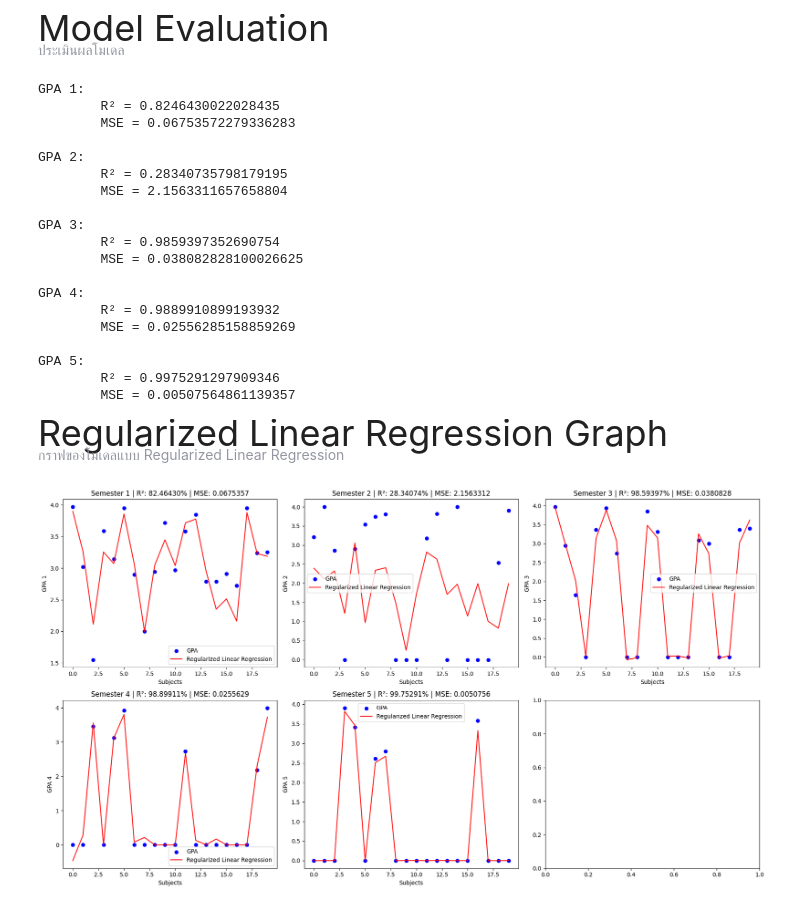
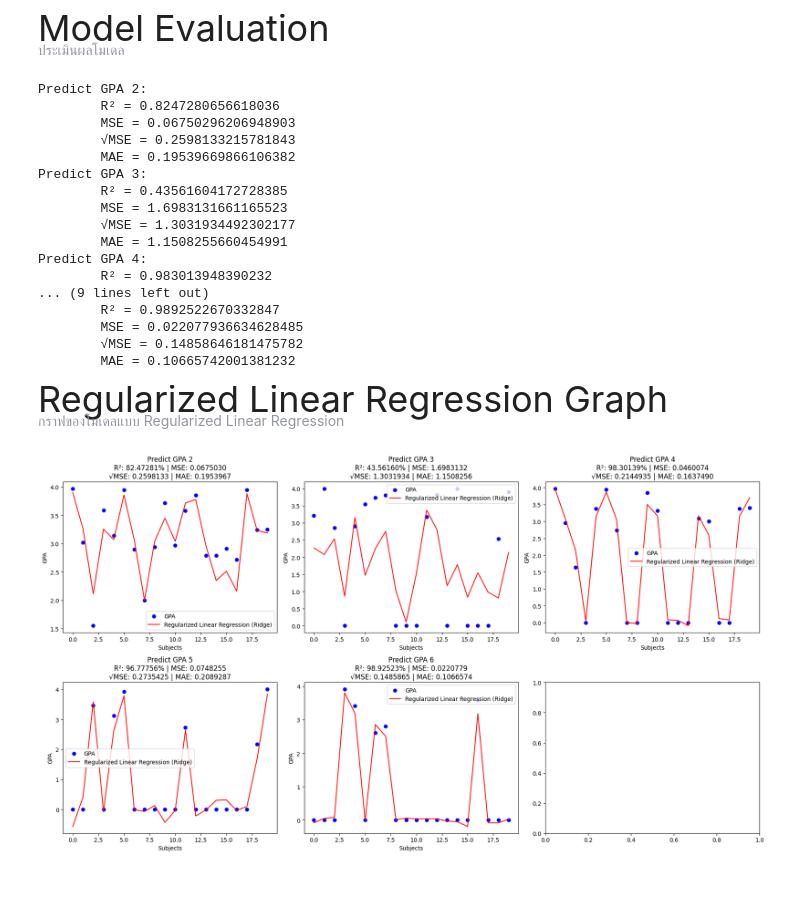
Before and after one commit to vachirasawin/codingSKT, a Jupyter notebook: model (ipynb)/RegularizedLinearRegression_Ridge.ipynb, the cells around one changed output. Cells and saved outputs as stored; diff of their text form; code cells hidden in the pictures.

```diff
--- a/model (ipynb)/RegularizedLinearRegression_Ridge.ipynb
+++ b/model (ipynb)/RegularizedLinearRegression_Ridge.ipynb
@@ -15,7 +16,7 @@ from sklearn.metrics import mean_squared_error, r2_score
 <div style = "font-size: 36px;">Data preprocessing & Data cleansing & Handling Missing Values</div>
 <div style = "font-size: 14px; color: #9497a1;">เตรียมข้อมูล ทำความสะอาดข้อมูล และจัดการค่าที่หายไป</div>
 # %%
-data = pd.read_csv("C:\\Users\\DELL\\Desktop\\codingSKT\\dataset.csv")
+data = pd.read_csv("C:\\Users\\vachi\\OneDrive\\Desktop\\codingSKT\\dataset.csv")
 
 data = data.drop(columns = ["gen", "code", "robot_5", "project_2", "project_3", "project_4", "project_5", "project_6", "career_5", "career_6"])
 data = data.drop(0)
@@ -29,11 +30,16 @@ for col in data.columns:
 <div style = "font-size: 36px;">Define Feature & Label</div>
 <div style = "font-size: 14px; color: #9497a1;">กำหนด Feature และ Label</div>
 # %%
-X1 = ["thai_1", "english_basic_1", "english_add_1", "math_basic_1", "math_add_1", "science_1", "physics_1", "chemistry_1", "biology_1", "computer_1", "robot_1", "project_1", "social1_1", "social2_1", "health_1", "pe_1", "art_1", "career_1", "credits_studied_1", "credits_earned_1"]
-X2 = ["thai_2", "english_basic_2", "english_add_2", "math_basic_2", "math_add_2", "science_2", "physics_2", "chemistry_2", "biology_2", "computer_2", "robot_2", "social1_2", "social2_2", "health_2", "pe_2", "art_2", "career_2", "credits_studied_2", "credits_earned_2", "gpa_1"]
-X3 = ["thai_3", "english_basic_3", "english_add_3", "math_basic_3", "math_add_3", "science_3", "physics_3", "chemistry_3", "biology_3", "computer_3", "robot_3", "social1_3", "social2_3", "health_3", "pe_3", "art_3", "career_3", "credits_studied_3", "credits_earned_3", "gpa_2"]
-X4 = ["thai_4", "english_basic_4", "english_add_4", "math_basic_4", "math_add_4", "science_4", "physics_4", "chemistry_4", "biology_4", "computer_4", "robot_4", "social1_4", "social2_4", "health_4", "pe_4", "art_4", "career_4", "credits_studied_4", "credits_earned_4", "gpa_3"]
-X5 = ["thai_5", "english_basic_5", "english_add_5", "math_basic_5", "math_add_5", "science_5", "physics_5", "chemistry_5", "biology_5", "computer_5", "social1_5", "social2_5", "health_5", "pe_5", "art_5", "credits_studied_5", "credits_earned_5", "gpa_4"]
+X1 = ["thai_1", "english_basic_1", "english_add_1", "math_basic_1", "math_add_1", "science_1", "physics_1", "chemistry_1", "biology_1", "computer_1", "robot_1", "project_1", "social1_1", "social2_1", "health_1", "pe_1", "art_1", "career_1", "credits_studied_1", "credits_earned_1", "gpa_1"]
+X2 = ["thai_2", "english_basic_2", "english_add_2", "math_basic_2", "math_add_2", "science_2", "physics_2", "chemistry_2", "biology_2", "computer_2", "robot_2", "social1_2", "social2_2", "health_2", "pe_2", "art_2", "career_2", "credits_studied_2", "credits_earned_2", "gpa_2"]
+X3 = ["thai_3", "english_basic_3", "english_add_3", "math_basic_3", "math_add_3", "science_3", "physics_3", "chemistry_3", "biology_3", "computer_3", "robot_3", "social1_3", "social2_3", "health_3", "pe_3", "art_3", "career_3", "credits_studied_3", "credits_earned_3", "gpa_3"]
+X4 = ["thai_4", "english_basic_4", "english_add_4", "math_basic_4", "math_add_4", "science_4", "physics_4", "chemistry_4", "biology_4", "computer_4", "robot_4", "social1_4", "social2_4", "health_4", "pe_4", "art_4", "career_4", "credits_studied_4", "credits_earned_4", "gpa_4"]
+X5 = ["thai_5", "english_basic_5", "english_add_5", "math_basic_5", "math_add_5", "science_5", "physics_5", "chemistry_5", "biology_5", "computer_5", "social1_5", "social2_5", "health_5", "pe_5", "art_5", "credits_studied_5", "credits_earned_5", "gpa_5"]
+
+X2 += X1
+X3 += X2
+X4 += X3
+X5 += X4
 
 y1 = "gpa_2"
 y2 = "gpa_3"
@@ -92,50 +98,61 @@ for i in range(len(modelArray)):
 <div style = "font-size: 36px;">Model Evaluation</div>
 <div style = "font-size: 14px; color: #9497a1;">ประเมินผลโมเดล</div>
 # %%
+r2Array = []
+mseArray = []
+rmseArray = []
+maeArray = []
+
 for i in range(len(modelArray)):
-    r2 = r2_score(y_test_array[i], y_preds[i])
+    r2 = modelArray[i].score(X_test_array[i], y_test_array[i])
     mse = mean_squared_error(y_test_array[i], y_preds[i])
+    rmse = np.sqrt(mse)
+    mae = mean_absolute_error(y_test_array[i], y_preds[i])
 
-    print(f"GPA {i + 1}:\n\tR² = {r2}\n\tMSE = {mse}\n")
+    r2Array.append(r2)
+    mseArray.append(mse)
+    rmseArray.append(rmse)
+    maeArray.append(mae)
+
+for i in range(len(modelArray)):
+    print(f"Predict GPA {i + 2}:\n\tR² = {r2Array[i]}\n\tMSE = {mseArray[i]}\n\t√MSE = {rmseArray[i]}\n\tMAE = {maeArray[i]}")
 # %% [output]
-GPA 1:
-        R² = 0.8246430022028435
-        MSE = 0.06753572279336283
-
-GPA 2:
-        R² = 0.28340735798179195
-        MSE = 2.1563311657658804
-
-GPA 3:
-        R² = 0.9859397352690754
-        MSE = 0.038082828100026625
-
-GPA 4:
-        R² = 0.9889910899193932
-        MSE = 0.02556285158859269
-
-GPA 5:
-        R² = 0.9975291297909346
-        MSE = 0.00507564861139357
+Predict GPA 2:
+        R² = 0.8247280656618036
+        MSE = 0.06750296206948903
+        √MSE = 0.2598133215781843
+        MAE = 0.19539669866106382
+Predict GPA 3:
+        R² = 0.43561604172728385
+        MSE = 1.6983131661165523
+        √MSE = 1.3031934492302177
+        MAE = 1.1508255660454991
+Predict GPA 4:
+        R² = 0.983013948390232
+... (9 lines left out)
+        R² = 0.9892522670332847
+        MSE = 0.022077936634628485
+        √MSE = 0.14858646181475782
+        MAE = 0.10665742001381232
 # %% [markdown]
 <div style = "font-size: 36px;">Regularized Linear Regression Graph</div>
 <div style = "font-size: 14px; color: #9497a1;">กราฟของโมเดลแบบ Regularized Linear Regression</div>
 # %%
 fig, axes = plt.subplots(2, 3, figsize = (18, 10))
 axes = axes.flatten()
 
 for i in range(len(modelArray)):
-    r2 = r2_score(y_test_array[i], y_preds[i]) * 100 if r2_score(y_test_array[i], y_preds[i]) >= 0 else r2_score(y_test_array[i], y_preds[i])
+    r2 = r2Array[i] * 100 if r2Array[i] >= 0 else r2Array[i]
 
     ax = axes[i]
     ax.scatter(range(len(y_test_array[i])), y_test_array[i], color = "blue", label = "GPA")
-    ax.plot(range(len(y_test_array[i])), y_preds[i], color = "red", label = "Regularized Linear Regression")
-    ax.set_title(f"Semester {i + 1} | R²: {r2:.5f}% | MSE: {mean_squared_error(y_test_array[i], y_preds[i]):.7f}")
+    ax.plot(range(len(y_test_array[i])), y_preds[i], color = "red", label = "Regularized Linear Regression (Ridge)")
+    ax.set_title(f"Predict GPA {i + 2}\nR²: {r2:.5f}% | MSE: {mseArray[i]:.7f}\n√MSE: {rmseArray[i]:.7f} | MAE: {maeArray[i]:.7f}")
     ax.set_xlabel("Subjects")
-    ax.set_ylabel(f"GPA {i + 1}")
+    ax.set_ylabel("GPA")
     ax.legend()
 
 plt.tight_layout()
 plt.show()
 # %% [output]
-[figure, old version]
+[figure, new version]
```
Also changed, not shown: parts of 1 cell of this notebook, 12 other files.
